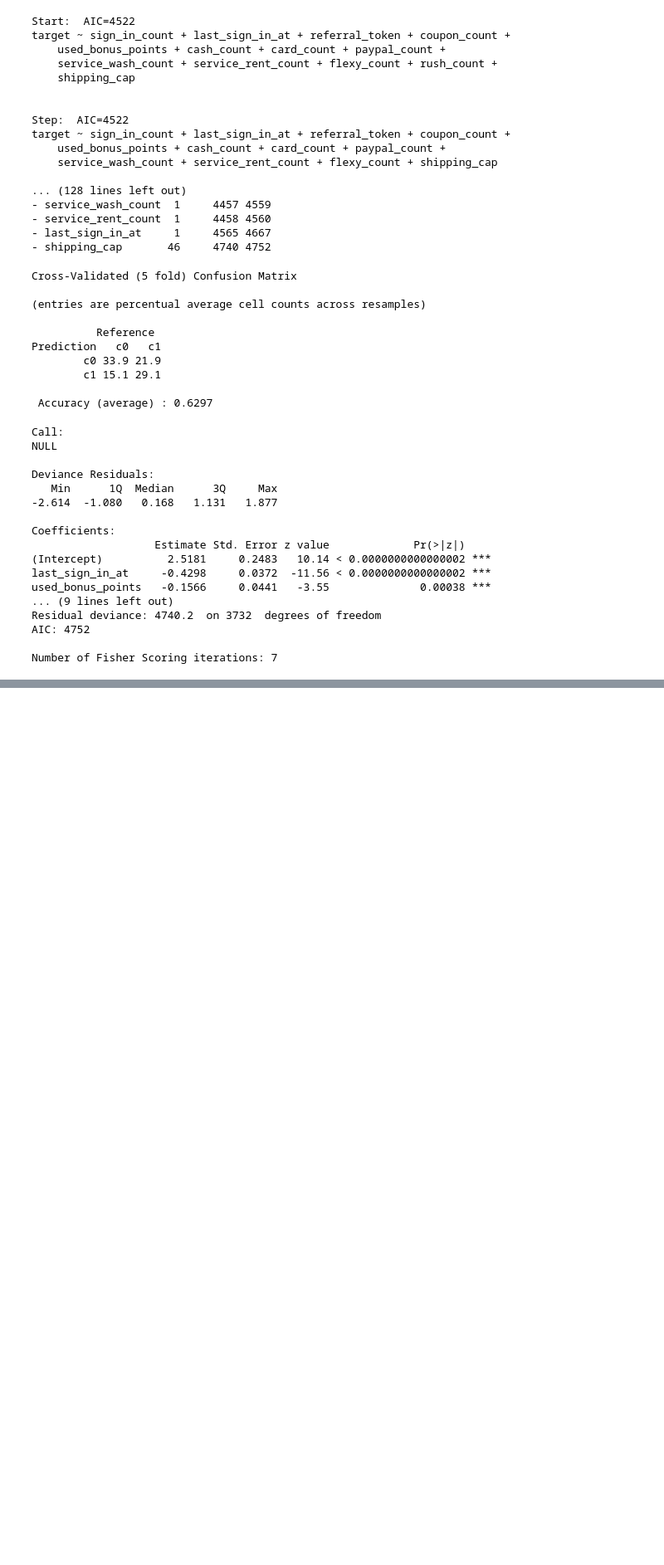
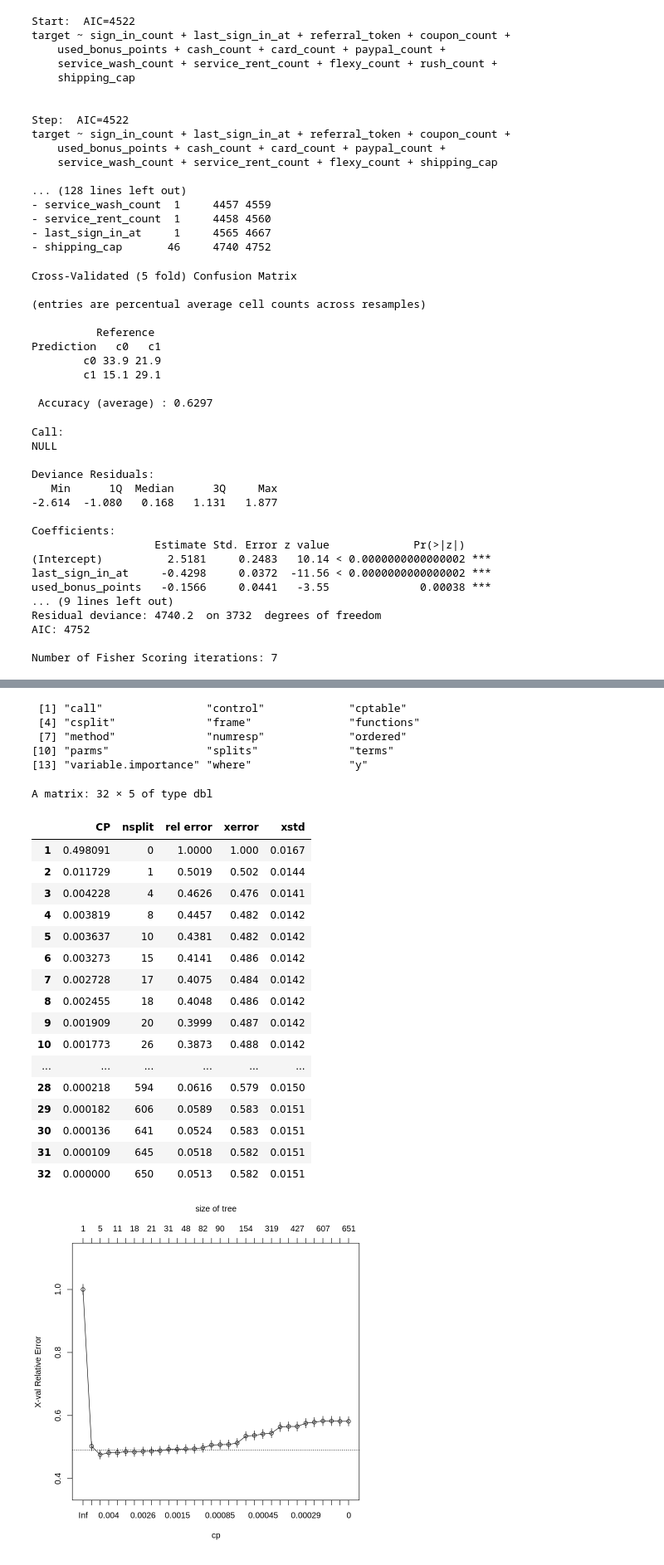
Before and after one commit to AlessandroGianoli/features_selection, a Jupyter notebook: Features_selection_notebook_R.ipynb, the cells around one changed output, grey strips where cells are left out. Shown at 83% size. Cells and saved outputs as stored; diff of their text form; code cells hidden in the pictures; blank space fills up the shorter version.

Commit message:
Updated Features_selection script

```diff
--- a/Features_selection_notebook_R.ipynb
+++ b/Features_selection_notebook_R.ipynb
@@ -441,4 +440,7 @@ AIC: 4752
 
 Number of Fisher Scoring iterations: 7
 # %%
-#update
+# 7. Features Selection through Decision Tree
+
+set.seed(1)
+Max_tree <- rpart(target ~ ., data = dataset_sel_scaled, method = "class", cp = 0, minsplit = 1)
@@ -444,0 +470,30 @@ Number of Fisher Scoring iterations: 7
+# %%
+# complexity of the tree
+ls(Max_tree)
+Max_tree$cptable
+plotcp(Max_tree)
+# %% [output]
+ [1] "call"                "control"             "cptable"
+ [4] "csplit"              "frame"               "functions"
+ [7] "method"              "numresp"             "ordered"
+[10] "parms"               "splits"              "terms"
+[13] "variable.importance" "where"               "y"
+A matrix: 32 × 5 of type dbl
+|  | CP | nsplit | rel error | xerror | xstd |
+| 1 | 0.498091 | 0 | 1.0000 | 1.000 | 0.0167 |
+| 2 | 0.011729 | 1 | 0.5019 | 0.502 | 0.0144 |
+| 3 | 0.004228 | 4 | 0.4626 | 0.476 | 0.0141 |
+| 4 | 0.003819 | 8 | 0.4457 | 0.482 | 0.0142 |
+| 5 | 0.003637 | 10 | 0.4381 | 0.482 | 0.0142 |
+| 6 | 0.003273 | 15 | 0.4141 | 0.486 | 0.0142 |
+| 7 | 0.002728 | 17 | 0.4075 | 0.484 | 0.0142 |
+| 8 | 0.002455 | 18 | 0.4048 | 0.486 | 0.0142 |
+| 9 | 0.001909 | 20 | 0.3999 | 0.487 | 0.0142 |
+| 10 | 0.001773 | 26 | 0.3873 | 0.488 | 0.0142 |
+| ... | ... | ... | ... | ... | ... |
+| 28 | 0.000218 | 594 | 0.0616 | 0.579 | 0.0150 |
+| 29 | 0.000182 | 606 | 0.0589 | 0.583 | 0.0151 |
+| 30 | 0.000136 | 641 | 0.0524 | 0.583 | 0.0151 |
+| 31 | 0.000109 | 645 | 0.0518 | 0.582 | 0.0151 |
+| 32 | 0.000000 | 650 | 0.0513 | 0.582 | 0.0151 |
+[figure, added]
```
Also changed, not shown: parts of 6 cells of this notebook.
